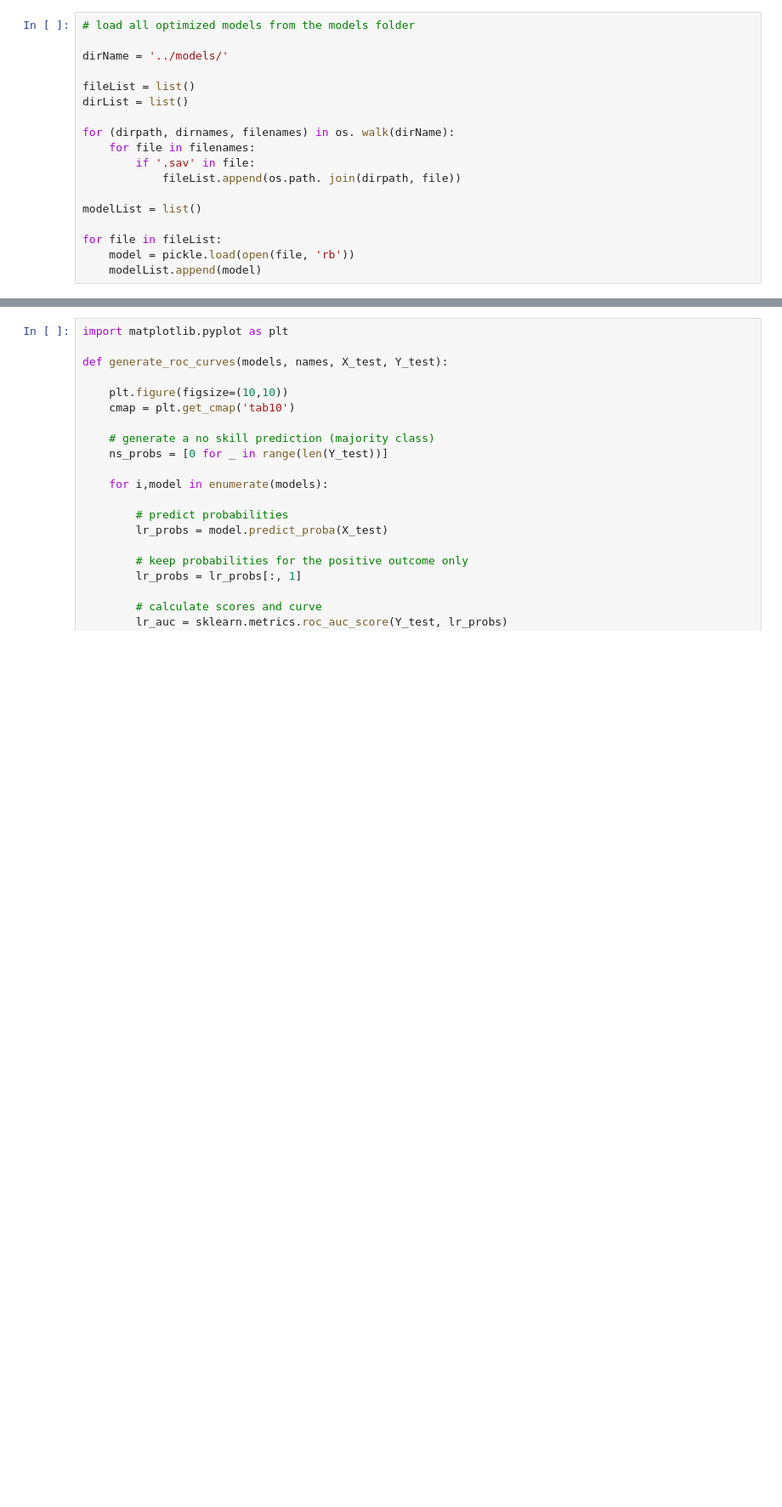
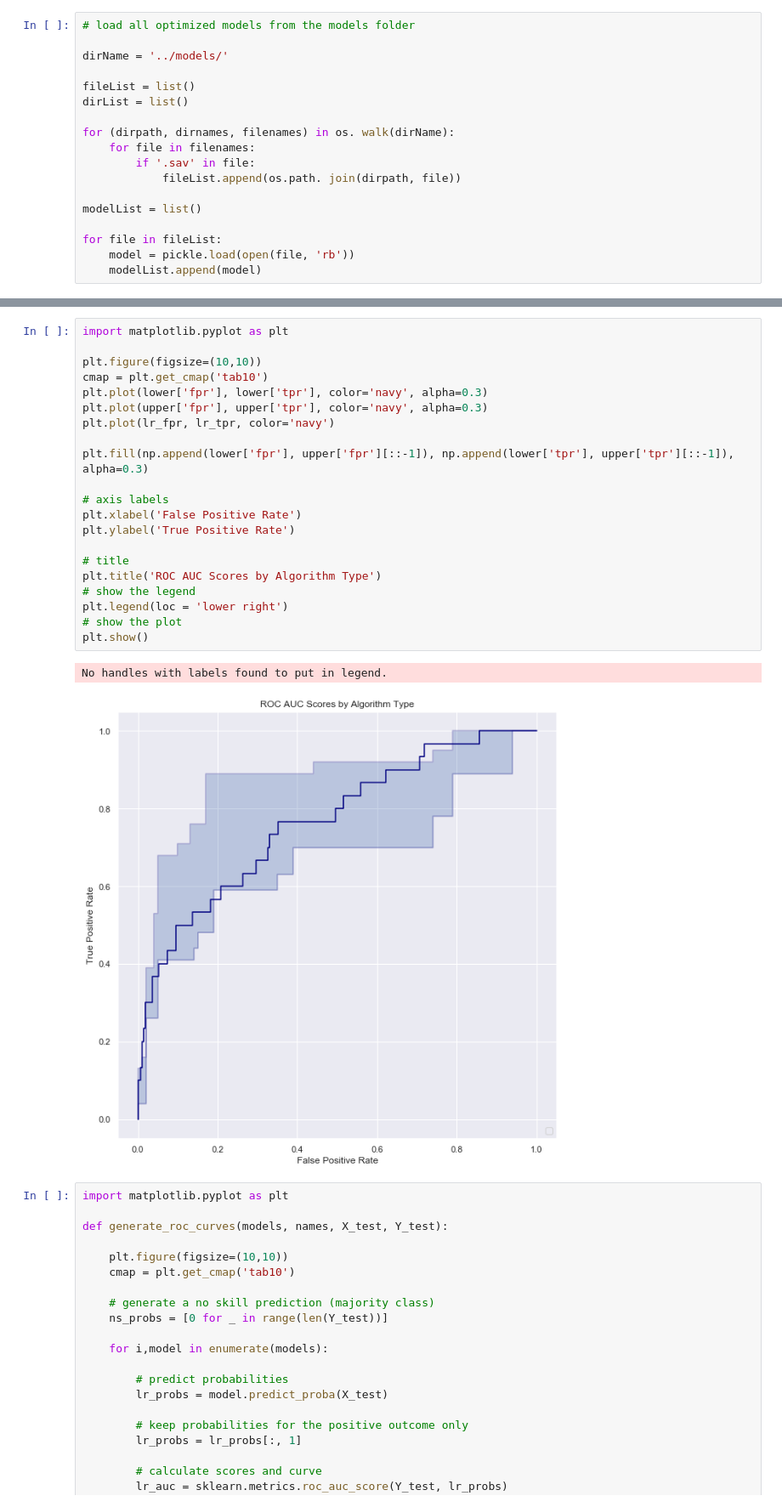
Before and after one commit to btcrabb/NSQIP_ML, a Jupyter notebook: notebooks/2.6-BTC-roc_auc_curves.ipynb, the cells around one changed output, grey strips where cells are left out. Shown at 85% size. Cells and saved outputs as stored; diff of their text form; blank space fills up the shorter version.

```diff
--- a/notebooks/2.6-BTC-roc_auc_curves.ipynb
+++ b/notebooks/2.6-BTC-roc_auc_curves.ipynb
@@ -67,3 +125,27 @@ for file in fileList:
+# %%
+import matplotlib.pyplot as plt
+
+plt.figure(figsize=(10,10))
+cmap = plt.get_cmap('tab10')
+plt.plot(lower['fpr'], lower['tpr'], color='navy', alpha=0.3)
+plt.plot(upper['fpr'], upper['tpr'], color='navy', alpha=0.3)
+plt.plot(lr_fpr, lr_tpr, color='navy')
+
+plt.fill(np.append(lower['fpr'], upper['fpr'][::-1]), np.append(lower['tpr'], upper['tpr'][::-1]), alpha=0.3)
+
+# axis labels
+plt.xlabel('False Positive Rate')
+plt.ylabel('True Positive Rate')
+
+# title
+plt.title('ROC AUC Scores by Algorithm Type')
+# show the legend
+plt.legend(loc = 'lower right')
+# show the plot
+plt.show()
+# %% [output]
+No handles with labels found to put in legend.
+[figure, added]
 # %%
 import matplotlib.pyplot as plt
 
```
Also changed, not shown: parts of 5 cells of this notebook, 2 other files.
